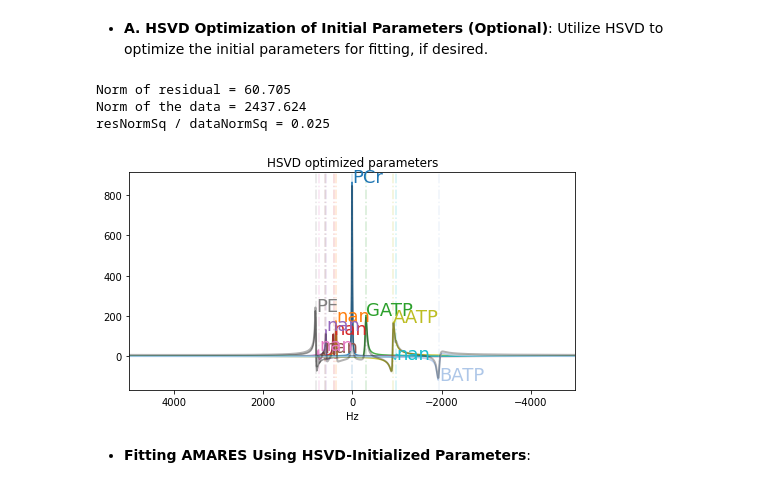
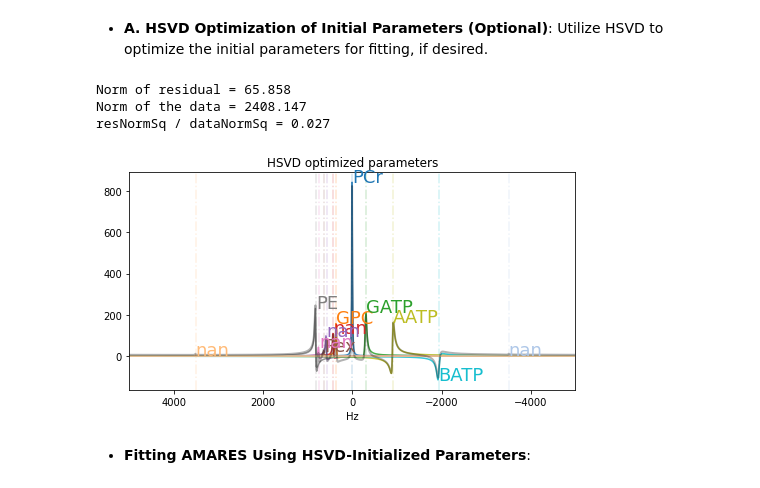
Before and after one commit to HawkMRS/pyAMARES, a Jupyter notebook: docs/source/notebooks/simple_tutorial.ipynb, the cells around one changed output. Drawn from its saved outputs; the diff is of its cells as text; code cells hidden in the pictures.

```diff
--- a/docs/source/notebooks/simple_tutorial.ipynb
+++ b/docs/source/notebooks/simple_tutorial.ipynb
@@ -113,13 +113,13 @@ Comment: in line 16 "# So, increase the chemical shift range",,,,,,,,,,,,,,,,
 - **A. HSVD Optimization of Initial Parameters (Optional)**: Utilize HSVD to optimize the initial parameters for fitting, if desired.
 # %%
 params_hsvd = pyAMARES.HSVDinitializer(fid_parameters=FIDobj,
-                                      num_of_component=11,  # If error happens, decreasae this number
+                                      num_of_component=12,  # If error happens, decreasae this number
                                       fitting_parameters=FIDobj.initialParams, preview=True)
 # %% [output]
-Norm of residual = 60.705
-Norm of the data = 2437.624
-resNormSq / dataNormSq = 0.025
+Norm of residual = 65.858
+Norm of the data = 2408.147
+resNormSq / dataNormSq = 0.027
-[figure, old version]
+[figure, new version]
 # %% [markdown]
 - **Fitting AMARES Using HSVD-Initialized Parameters**:
 # %%
```
Also changed, not shown: parts of 15 cells of this notebook, 6 other files.
